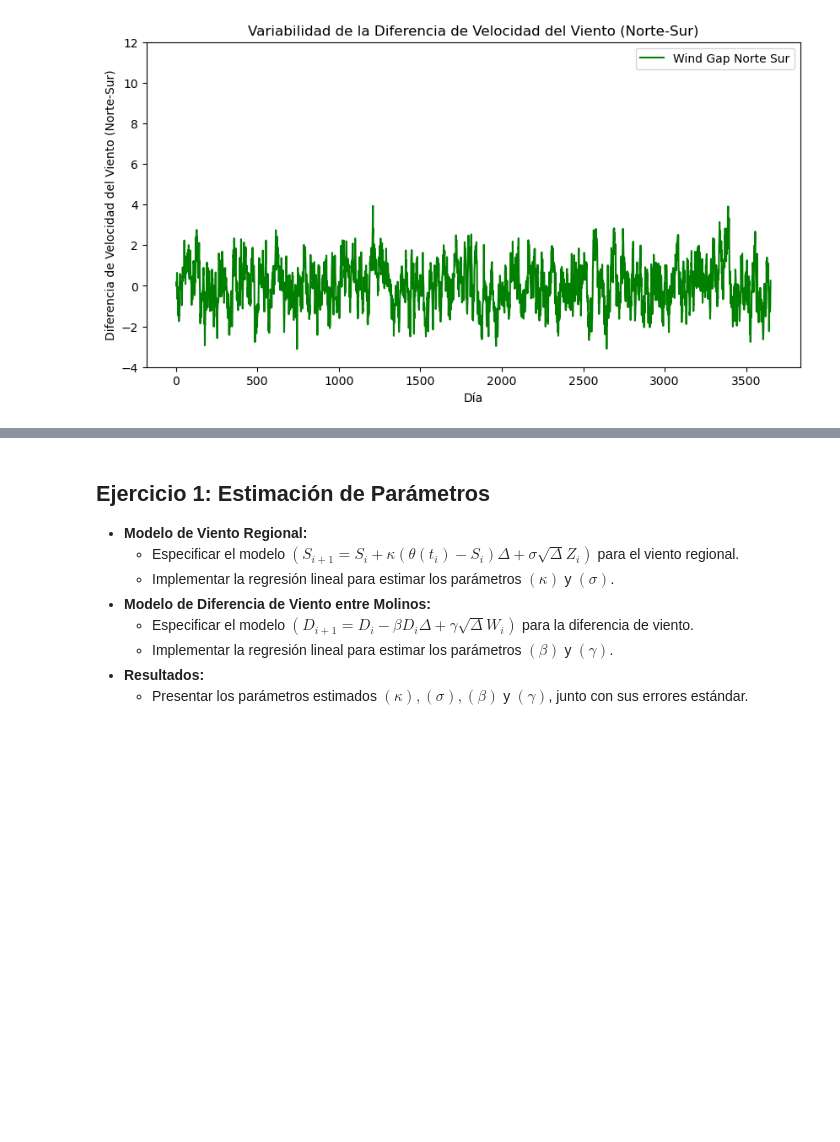
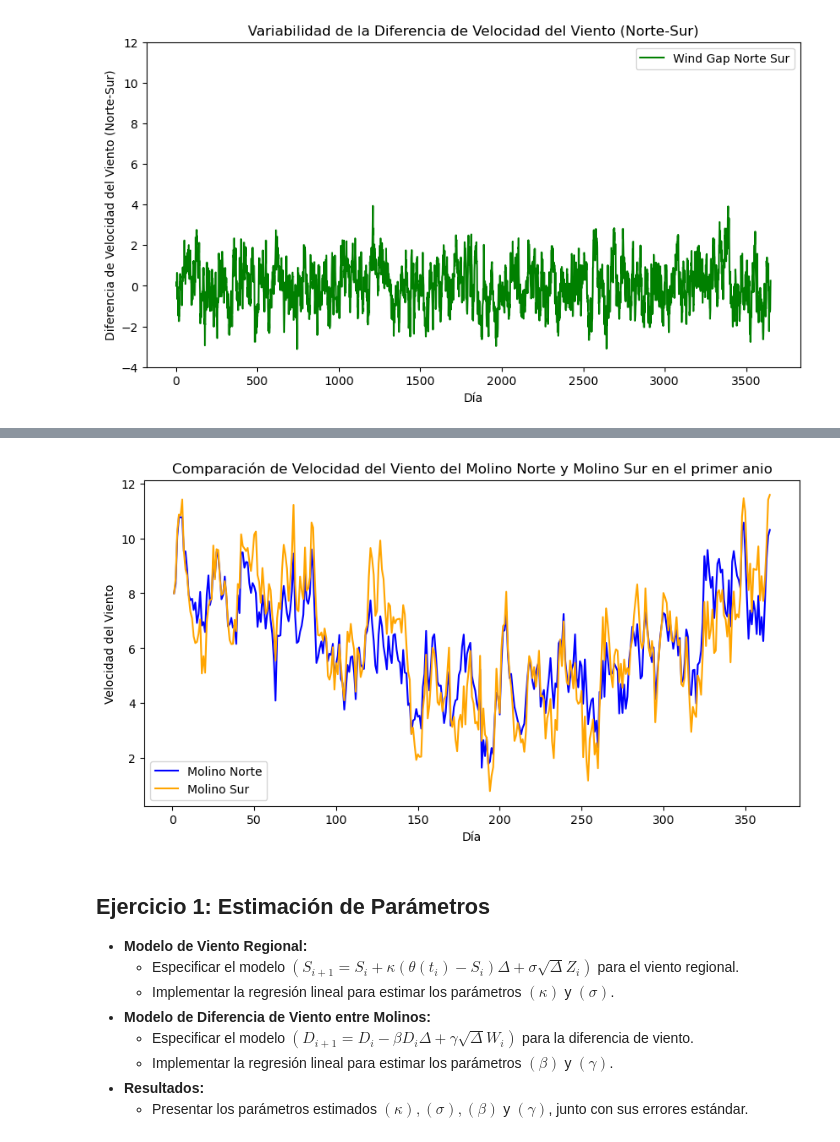
Before and after one commit to olmiave/ACN_TP1, a Jupyter notebook: TP1.ipynb, the cells around one changed output, grey strips where cells are left out. Drawn from its saved outputs; the diff is of its cells as text; code cells hidden in the pictures; blank space fills up the shorter version.

```diff
--- a/TP1.ipynb
+++ b/TP1.ipynb
@@ -118,3 +118,17 @@ plt.show()
+# %%
+# primer anio
+wind_subset = wind.iloc[:365]
+
+plt.figure(figsize=(10, 5))
+plt.plot(wind_subset['dia'], wind_subset['regional wind'], label='Molino Norte', color='blue')
+plt.plot(wind_subset['dia'], wind_subset['regional wind'] + wind_subset['wind gap norte sur'], label='Molino Sur', color='orange')
+plt.xlabel('Día')
+plt.ylabel('Velocidad del Viento')
+plt.title('Comparación de Velocidad del Viento del Molino Norte y Molino Sur en el primer anio')
+plt.legend()
+plt.show()
+# %% [output]
+[figure, added]
 # %% [markdown]
 ## **Ejercicio 1: Estimación de Parámetros** <a name="Ejercicio-1"></a>
 - **Modelo de Viento Regional:**
```
Also changed, not shown: parts of 6 cells of this notebook, 1 other file.
